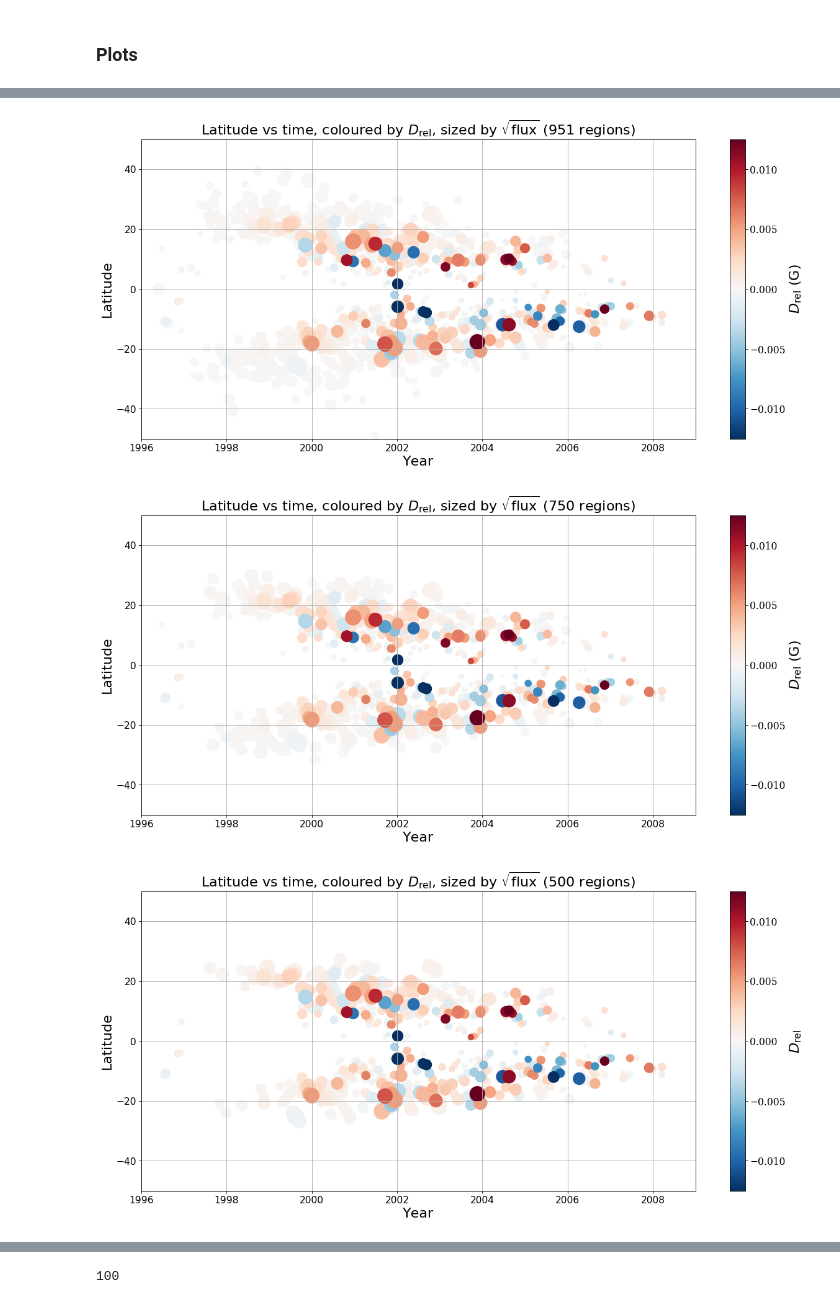
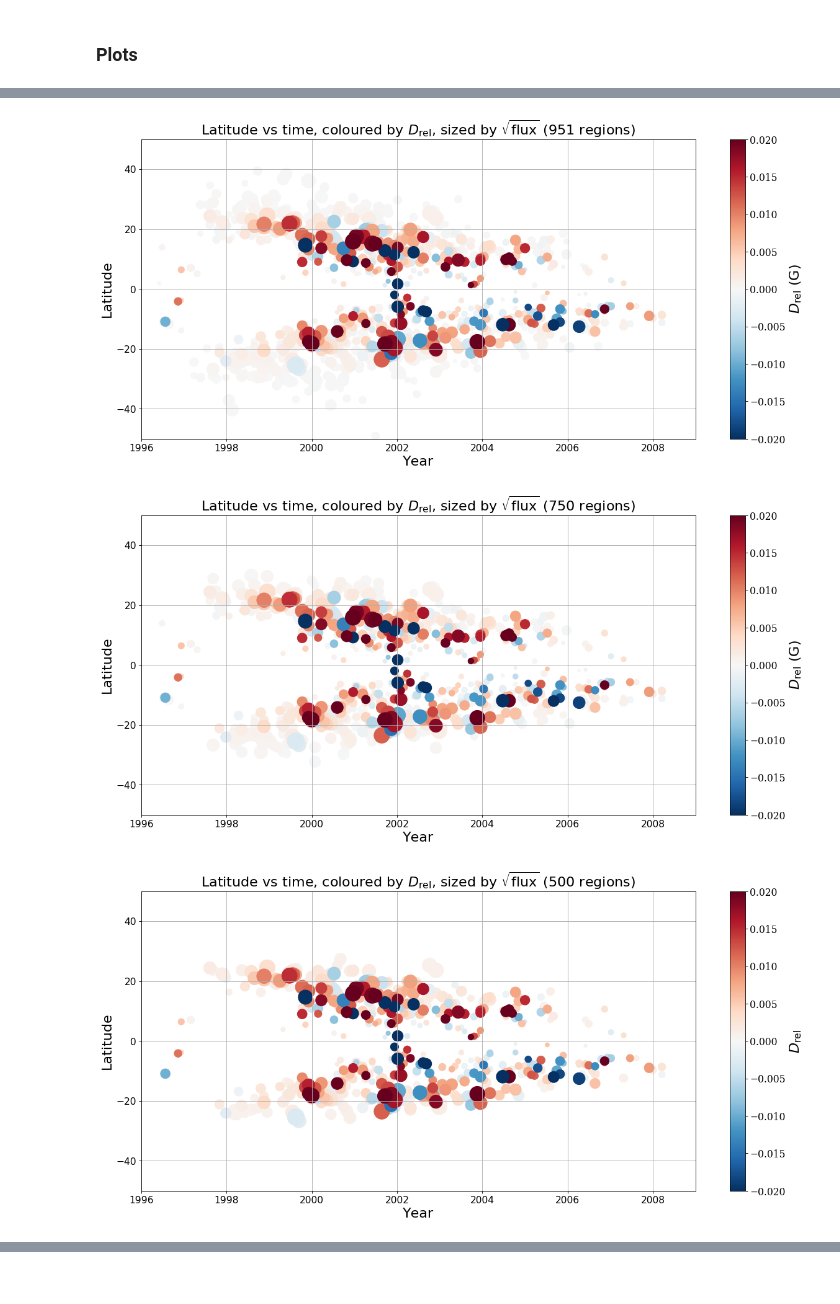
Before and after one commit to twhitbread/python-scatter, a Jupyter notebook: pythonscatter_c23.ipynb, the cells around one changed output, grey strips where cells are left out. Saved outputs shown, nothing was run; the diff lists cells and outputs as text; code cells hidden in the pictures.

```diff
--- a/pythonscatter_c23.ipynb
+++ b/pythonscatter_c23.ipynb
@@ -9,6 +9,7 @@ import matplotlib.colors as mcol
 import matplotlib.cm as cm
 import itertools
 import pandas as pd
+from scipy import stats
 %matplotlib inline
 
 # Font Size
@@ -20,7 +21,7 @@ font = {'family': 'sans-serif',
 plt.rc('font', **font)
 
 
-A = np.fromfile('axcollect_realinit_decay.dat',dtype=np.float32)
+A = np.fromfile('axcollect_correct.dat',dtype=np.float32)
 A = A.reshape(951,164)
 
 N = np.fromfile('npole_correct.dat',dtype=np.float32)
@@ -29,7 +30,7 @@ N = N.reshape(951,164)
 S = np.fromfile('spole_correct.dat',dtype=np.float32)
 S = S.reshape(951,164)
 
-axdipole2 = np.fromfile('axdipole2_realinit_decay.dat',dtype=np.float32)
+axdipole2 = np.fromfile('axdipole2.dat',dtype=np.float32)
 
 start = []
 start_npole = []
@@ -56,9 +57,10 @@ begin = np.asarray(begin)
 begin_npole = np.asarray(begin_npole)
 begin_spole = np.asarray(begin_spole)
 
-begin_rel = begin/(axdipole2[163]-axdipole2[0])
 final = A[:,163]
 final[0] = 1e-7
+begin[0] = 1e-7
+begin_rel = begin/(axdipole2[163]-axdipole2[0])
 final_rel = final/(axdipole2[163]-axdipole2[0])
 final_npole = N[:,163]
 final_spole = S[:,163]
@@ -89,9 +91,9 @@ weak_spole = np.asarray(np.where(abs(final_spole)<thresh_spole))
 reg_percent_spole = strong_spole.size/951*100;
 #print(reg_percent_spole)
 
-initflux = np.fromfile('initflux_realinit_decay.dat',dtype=np.float32)
-initflux2 = np.fromfile('initflux2_realinit_decay.dat',dtype=np.float32)
-reg_lat = np.fromfile('reg_lat_realinit_decay.dat',dtype=np.float32)
+initflux = np.fromfile('initflux_collect.dat',dtype=np.float32)
+initflux2 = np.fromfile('initflux2_collect.dat',dtype=np.float32)
+reg_lat = np.fromfile('reg_lat_collect.dat',dtype=np.float32)
 angle = np.fromfile('angle_collect.dat',dtype=np.float32)
 
 a = [(initflux),(initflux2),(reg_lat),(start),(final_rel),(angle),(begin),(begin_rel),(final)]
@@ -272,6 +404,6 @@ plt.show()
 # %%
 fig2 = plt.figure(figsize=(18,8), dpi= 80, facecolor='w', edgecolor='k')
-plt.scatter((b[3]*27.27+152)/365.25+1996,b[2],200*np.sqrt(abs(b[0])),b[4],cmap='RdBu_r',vmin=-0.0125,vmax=0.0125)
+plt.scatter((b[3]*27.27+152)/365.25+1996,b[2],200*np.sqrt(abs(b[0])),b[4],cmap='RdBu_r',vmin=-0.02,vmax=0.02)
 cb_label = '$D_{\mathrm{rel}}$ (G)'
 cb = plt.colorbar()
 cb.set_label(cb_label, fontsize=20)
@@ -289,14 +421,14 @@ plt.grid()
 plt.show()
 
 
-thresh = 1.77e-4;
+thresh = 5.82e-4;
 strong2 = np.asarray(np.where(abs(b[8])>thresh))
 weak = np.asarray(np.where(abs(b[8])<thresh))
 reg_percent = strong2.size/951*100;
 #print(strong2.size)
 
 fig = plt.figure(figsize=(18,8), dpi= 80, facecolor='w', edgecolor='k')
-plt.scatter((b[3][strong2]*27.27+152)/365.25+1996,b[2][strong2],200*np.sqrt(abs(b[0][strong2])),b[4][strong2],cmap='RdBu_r',vmin=-0.0125,vmax=0.0125)
+plt.scatter((b[3][strong2]*27.27+152)/365.25+1996,b[2][strong2],200*np.sqrt(abs(b[0][strong2])),b[4][strong2],cmap='RdBu_r',vmin=-0.02,vmax=0.02)
 cb_label = '$D_{\mathrm{rel}}$ (G)'
 cb = plt.colorbar()
 cb.set_label(cb_label, fontsize=20)
@@ -314,14 +446,14 @@ plt.grid()
 plt.show()
 
 
-thresh = 1.068e-3;
+thresh = 3.37e-3;
 strong3 = np.asarray(np.where(abs(b[8])>thresh))
 weak = np.asarray(np.where(abs(b[8])<thresh))
 reg_percent = strong3.size/951*100;
 #print(strong3.size)
 
 fig = plt.figure(figsize=(18,8), dpi= 80, facecolor='w', edgecolor='k')
-plt.scatter((b[3][strong3]*27.27+152)/365.25+1996,b[2][strong3],200*np.sqrt(abs(b[0][strong3])),b[4][strong3],cmap='RdBu_r',vmin=-0.0125,vmax=0.0125)
+plt.scatter((b[3][strong3]*27.27+152)/365.25+1996,b[2][strong3],200*np.sqrt(abs(b[0][strong3])),b[4][strong3],cmap='RdBu_r',vmin=-0.02,vmax=0.02)
 cb_label = '$D_{\mathrm{rel}}$'
 cb = plt.colorbar()
 cb.set_label(cb_label, fontsize=20)
@@ -339,14 +471,14 @@ plt.grid()
 plt.show()
 
 
-thresh = 4.6e-3;
+thresh = 1.54e-2;
 strong4 = np.asarray(np.where(abs(b[8])>thresh))
 weak = np.asarray(np.where(abs(b[8])<thresh))
 reg_percent = strong4.size/951*100;
 #print(strong4.size)
 
 fig = plt.figure(figsize=(18,8), dpi= 80, facecolor='w', edgecolor='k')
-plt.scatter((b[3][strong4]*27.27+152)/365.25+1996,b[2][strong4],200*np.sqrt(abs(b[0][strong4])),b[4][strong4],cmap='RdBu_r',vmin=-0.0125,vmax=0.0125)
+plt.scatter((b[3][strong4]*27.27+152)/365.25+1996,b[2][strong4],200*np.sqrt(abs(b[0][strong4])),b[4][strong4],cmap='RdBu_r',vmin=-0.02,vmax=0.02)
 cb_label = '$D_{\mathrm{rel}}$'
 cb = plt.colorbar()
 cb.set_label(cb_label, fontsize=20)
@@ -364,14 +496,14 @@ plt.grid()
 plt.show()
 
 
-thresh = 1.36e-2;
+thresh = 4.34e-2;
 strong5 = np.asarray(np.where(abs(b[8])>thresh))
 weak = np.asarray(np.where(abs(b[8])<thresh))
 reg_percent = strong5.size/951*100;
-print(strong5.size)
+#print(strong5.size)
 
 fig6 = plt.figure(figsize=(18,8), dpi= 80, facecolor='w', edgecolor='k')
-plt.scatter((b[3][strong5]*27.27+152)/365.25+1996,b[2][strong5],200*np.sqrt(abs(b[0][strong5])),b[4][strong5],cmap='RdBu_r',vmin=-0.0125,vmax=0.0125)
+plt.scatter((b[3][strong5]*27.27+152)/365.25+1996,b[2][strong5],200*np.sqrt(abs(b[0][strong5])),b[4][strong5],cmap='RdBu_r',vmin=-0.02,vmax=0.02)
 cb_label = '$D_{\mathrm{rel}}$ (G)'
 cb = plt.colorbar()
 cb.set_label(cb_label, fontsize=20)
@@ -384,35 +516,35 @@ plot.tick_params(axis='both', which='major', labelsize=14)
 plot.tick_params(axis='both', which='minor', labelsize=10)
 plt.ylabel('Latitude',fontsize=20)
 plt.xlabel('Year',fontsize=20)
 plt.title('Latitude vs time, coloured by $D_{\mathrm{rel}}$, sized by $\sqrt{\mathrm{flux}}$ (100 regions)',fontsize=20)
 plt.grid()
 plt.show()
 
 
-thresh = 5.3e-2;
+thresh = 1.52e-1;
 strong6 = np.asarray(np.where(abs(b[8])>thresh))
 weak = np.asarray(np.where(abs(b[8])<thresh))
 reg_percent = strong6.size/951*100;
 #print(strong6.size)
 
 fig6 = plt.figure(figsize=(18,8), dpi= 80, facecolor='w', edgecolor='k')
-plt.scatter((b[3][strong6]*27.27+152)/365.25+1996,b[2][strong6],200*np.sqrt(abs(b[0][strong6])),b[4][strong6],cmap='RdBu_r',vmin=-0.0125,vmax=0.0125)
+plt.scatter((b[3][strong6]*27.27+152)/365.25+1996,b[2][strong6],200*np.sqrt(abs(b[0][strong6])),b[4][strong6],cmap='RdBu_r',vmin=-0.02,vmax=0.02)
 cb_label = '$D_{\mathrm{rel}}$ (G)'
 cb = plt.colorbar()
 cb.set_label(cb_label, fontsize=20)
 cbytick_obj = plt.getp(cb.ax.axes, 'yticklabels')
 plt.setp(cbytick_obj, fontsize=14, family='serif')
 plt.ylim(-50,50)
 plt.xlim(1996,2009)
 plot = fig6.add_subplot(111)
 plot.tick_params(axis='both', which='major', labelsize=14)
 plot.tick_params(axis='both', which='minor', labelsize=10)
 plt.ylabel('Latitude',fontsize=20)
 plt.xlabel('Year',fontsize=20)
 plt.title('Latitude vs time, coloured by $D_{\mathrm{rel}}$, sized by $\sqrt{\mathrm{flux}}$ (10 regions)',fontsize=20)
 plt.grid()
 plt.show()
 # %% [output]
-[figure, old version]
+[figure, new version]
-[figure, old version]
+[figure, new version]
-[figure, old version]
+[figure, new version]
@@ -420 +551,0 @@ plt.show()
-100
```
Also changed, not shown: parts of 6 cells of this notebook, 32 other files.
